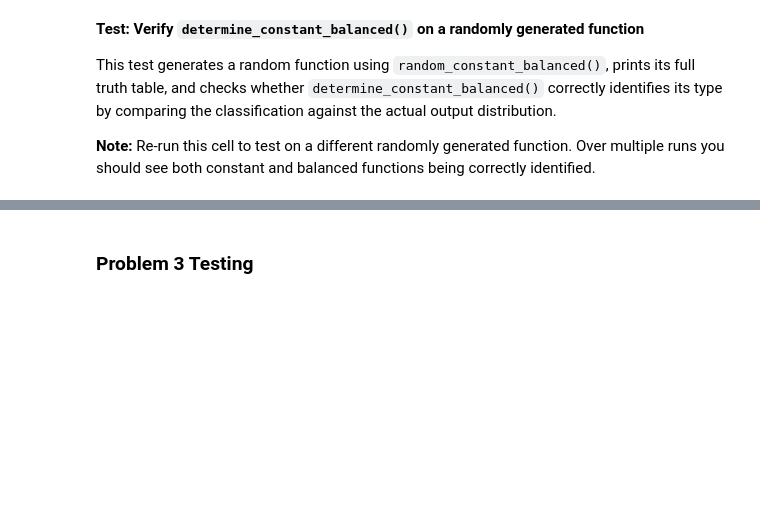
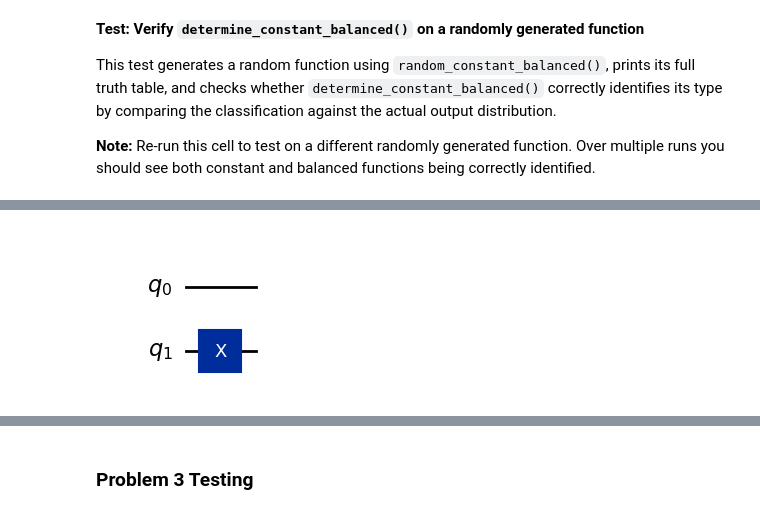
Before and after one commit to izzyKavanagh/Emerging-Technologies, a Jupyter notebook: problems.ipynb, the cells around one changed output, grey strips where cells are left out. Saved outputs shown, nothing was run; the diff lists cells and outputs as text; code cells hidden in the pictures; blank space fills up the shorter version.

```diff
--- a/problems.ipynb
+++ b/problems.ipynb
@@ -436,18 +445,23 @@ The following function implements the constant one function f(x) = 1 -> since f(
 # %%
 def oracle_f1(qc, x, y):
     """
     f1(x) = 1  (constant one)
 
     Oracle action: |x⟩|y⟩ → |x⟩|y XOR 1⟩ = |x⟩|NOT y⟩
-
-    XOR-ing with 1 always flips y, regardless of x. A single X (Pauli-X /
-    NOT) gate on the output qubit y implements this unconditional flip.
     """
 
     # f(x) = 1 for all x, so y XOR f(x) = y XOR 1 = NOT y.
     # X gate (Pauli-X) is the quantum NOT — flips |0⟩↔|1⟩ unconditionally.
     # No dependency on x: the flip happens regardless of the input qubit's state.
     qc.x(y)
+    # Return the resulting qc
+    return qc
+
+# Display the circuit for oracle_f1
+# Expected: a single X gate on the ancilla qubit y — no dependency on x
+display(oracle_f1(QuantumCircuit(2), 0, 1).draw('mpl'))
+# %% [output]
+[figure, added]
 # %% [markdown]
 ### **oracle_f2(qc, x, y) - identity / balanced function:**
 
```
Also changed, not shown: parts of 14 cells of this notebook.
